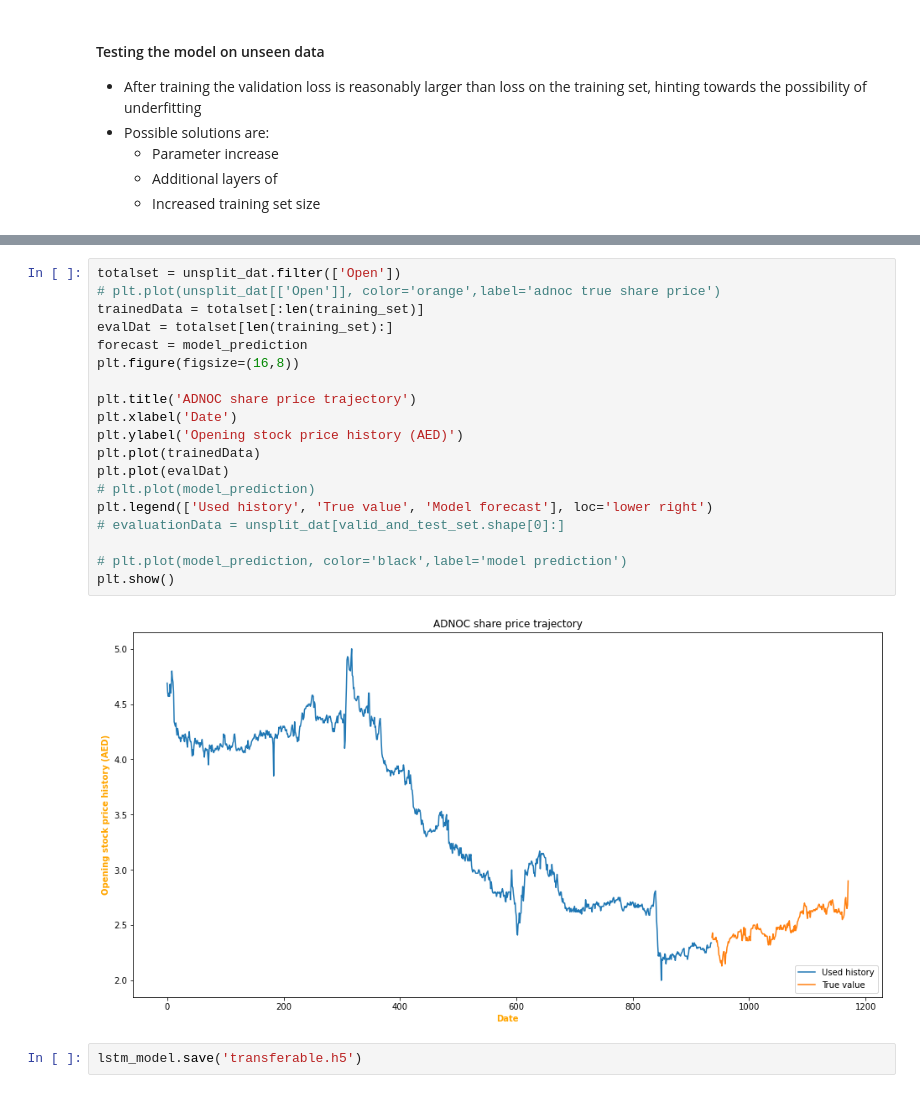
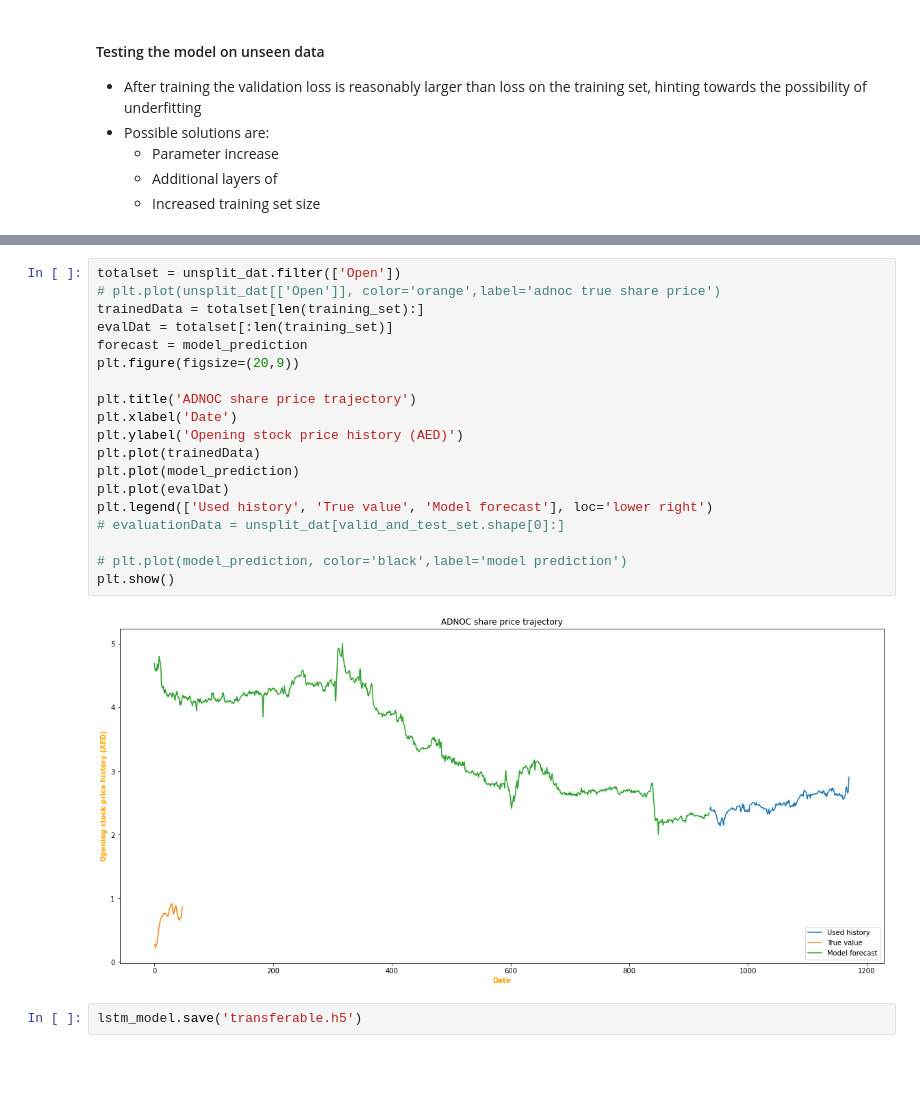
Before and after one commit to abdullamatar/LSTM-Financial-Forecaster, a Jupyter notebook: LSTM_forecaster.ipynb, the cells around one changed output, grey strips where cells are left out. Cells and saved outputs as stored; diff of their text form; blank space fills up the shorter version.

```diff
--- a/LSTM_forecaster.ipynb
+++ b/LSTM_forecaster.ipynb
@@ -280,24 +280,24 @@ rootmse
 # %%
 totalset = unsplit_dat.filter(['Open'])
 # plt.plot(unsplit_dat[['Open']], color='orange',label='adnoc true share price')
-trainedData = totalset[:len(training_set)]
-evalDat = totalset[len(training_set):]
+trainedData = totalset[len(training_set):]
+evalDat = totalset[:len(training_set)]
 forecast = model_prediction
-plt.figure(figsize=(16,8))
+plt.figure(figsize=(20,9))
 
 plt.title('ADNOC share price trajectory')
 plt.xlabel('Date')
 plt.ylabel('Opening stock price history (AED)')
 plt.plot(trainedData)
+plt.plot(model_prediction)
 plt.plot(evalDat)
-# plt.plot(model_prediction)
 plt.legend(['Used history', 'True value', 'Model forecast'], loc='lower right')
 # evaluationData = unsplit_dat[valid_and_test_set.shape[0]:]
 
 # plt.plot(model_prediction, color='black',label='model prediction')
 plt.show()
 # %% [output]
-[figure, old version]
+[figure, new version]
 # %%
 lstm_model.save('transferable.h5')
 # %% [markdown]
```
Also changed, not shown: parts of 6 cells of this notebook, 1 other file.
